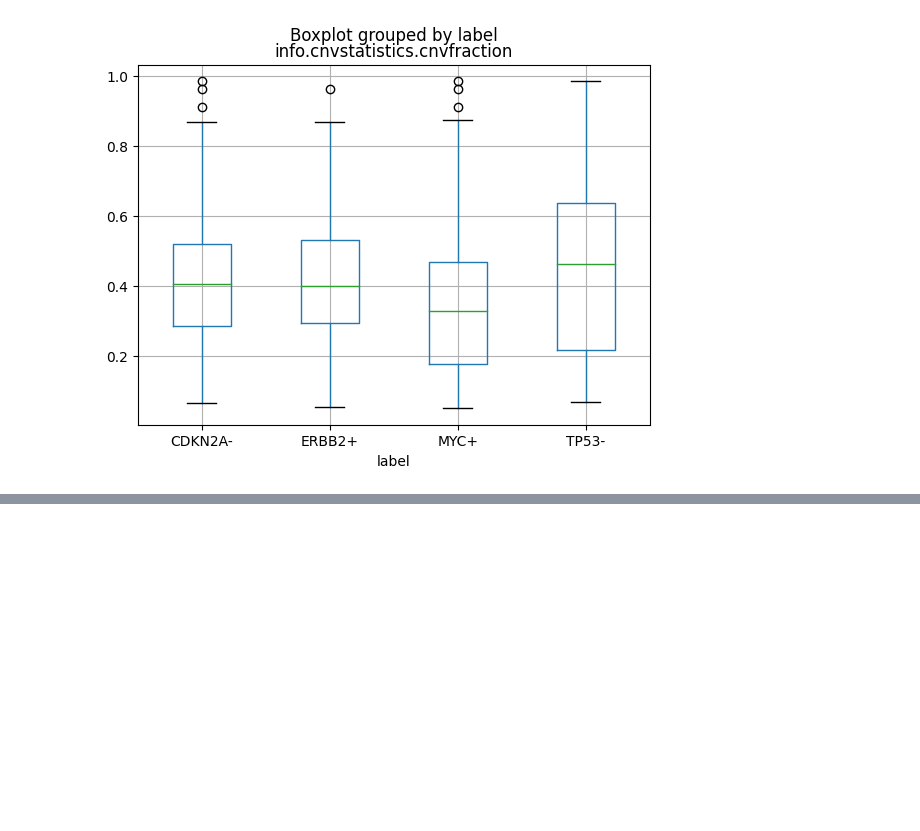
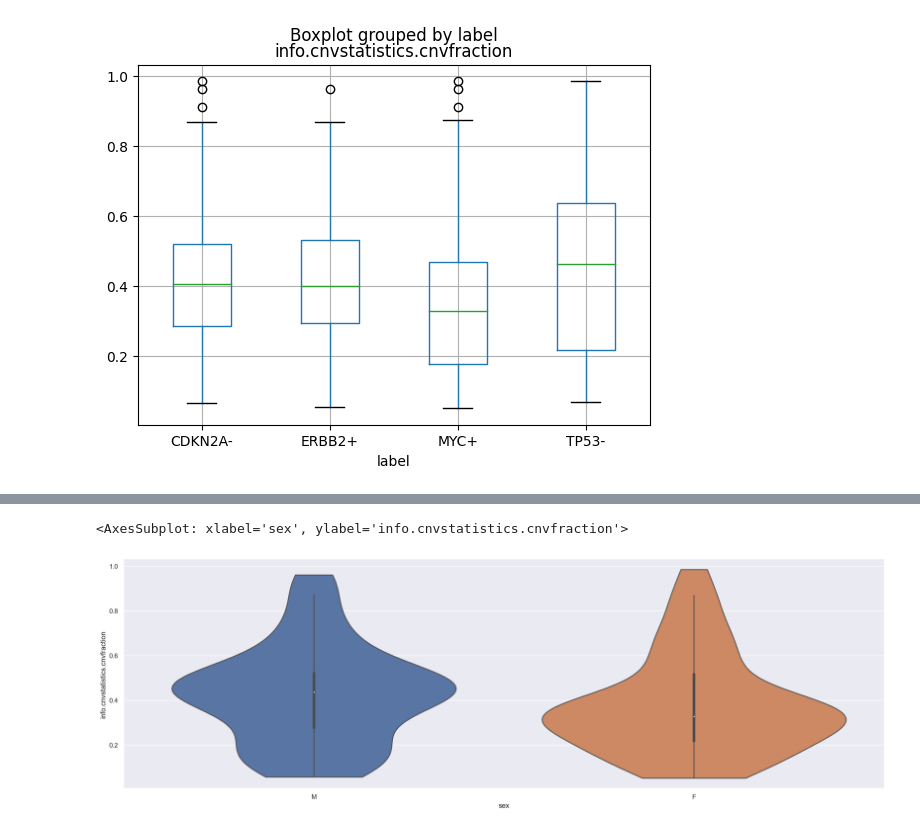
Before and after one commit to danielbreitenmoser/sarcoma, a Jupyter notebook: thecode.ipynb, the cells around one changed output, grey strips where cells are left out. Cells and saved outputs as stored; diff of their text form; code cells hidden in the pictures; blank space fills up the shorter version.

```diff
--- a/thecode.ipynb
+++ b/thecode.ipynb
@@ -153,0 +159,5 @@ countsnorm.plot.bar(rot = 0)
+# %%
+sns.violinplot(data=täglichbrot, x="sex", y="info.cnvstatistics.cnvfraction", cut=0)
+# %% [output]
+<AxesSubplot: xlabel='sex', ylabel='info.cnvstatistics.cnvfraction'>
+[figure, added]
```
Also changed, not shown: parts of 28 cells of this notebook.
